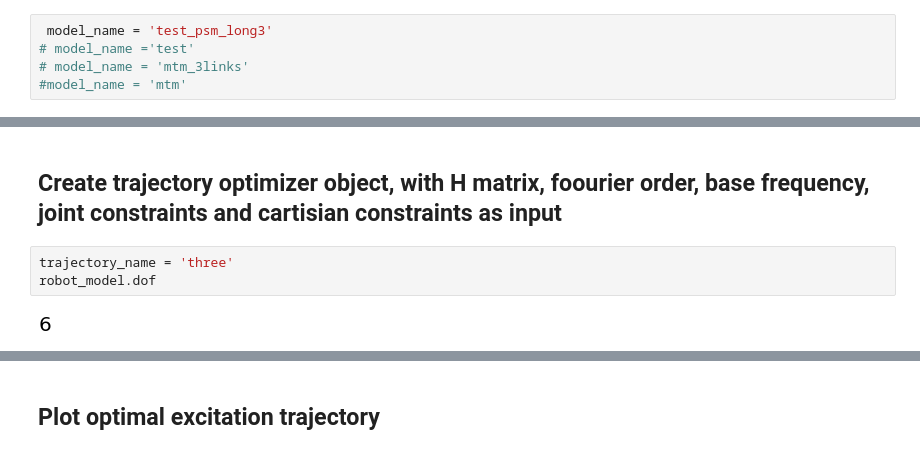
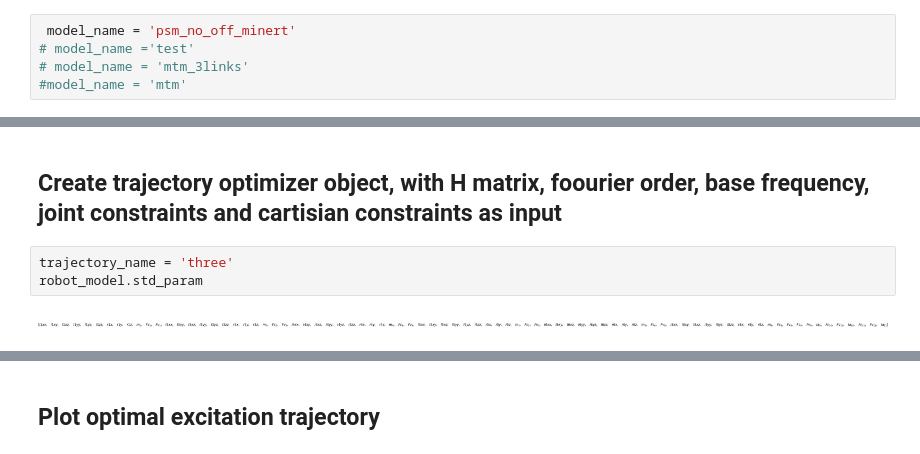
Before and after one commit to leihuagh/dyn_ident_sympy, a Jupyter notebook: main.ipynb, the cells around one changed output, grey strips where cells are left out. Drawn from its saved outputs; the diff is of its cells as text.

```diff
--- a/main.ipynb
+++ b/main.ipynb
@@ -232,7 +232,7 @@ print('Yes DONE', len(robot_model.base_param))
 ---
 # 3 - Excitation trajectory optimization
 # %%
- model_name = 'test_psm_long3'
+ model_name = 'psm_no_off_minert'
 # model_name ='test'
 # model_name = 'mtm_3links'
 #model_name = 'mtm'
@@ -245,9 +245,9 @@ robot_model = load_data(model_folder, model_name)
 ## Create trajectory optimizer object, with H matrix, foourier order, base frequency, joint constraints and cartisian constraints as input
 # %%
 trajectory_name = 'three'
-robot_model.dof
+robot_model.std_param
 # %% [output]
-[figure, old version]
+[figure, new version]
 # %%
 from numpy import deg2rad
 
```
Also changed, not shown: parts of 8 cells of this notebook, 6 other files.
